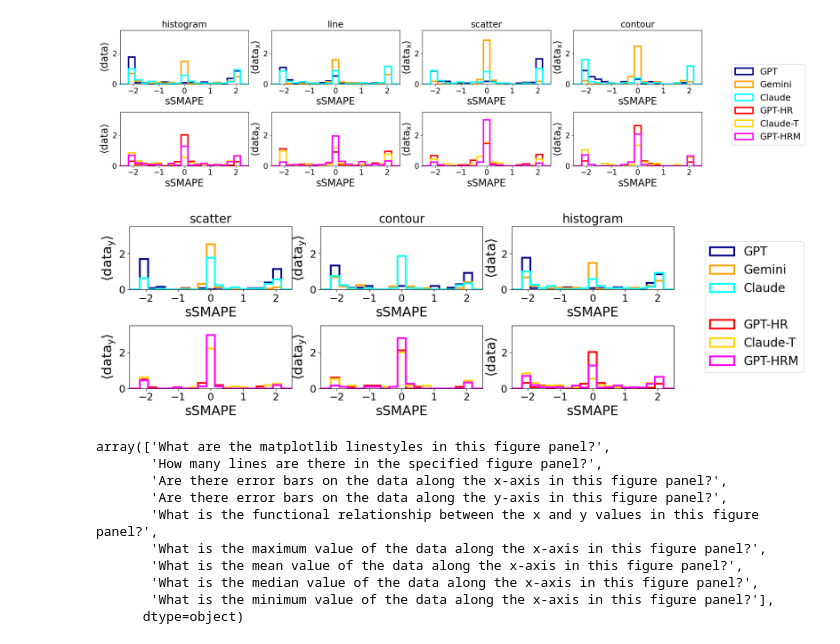
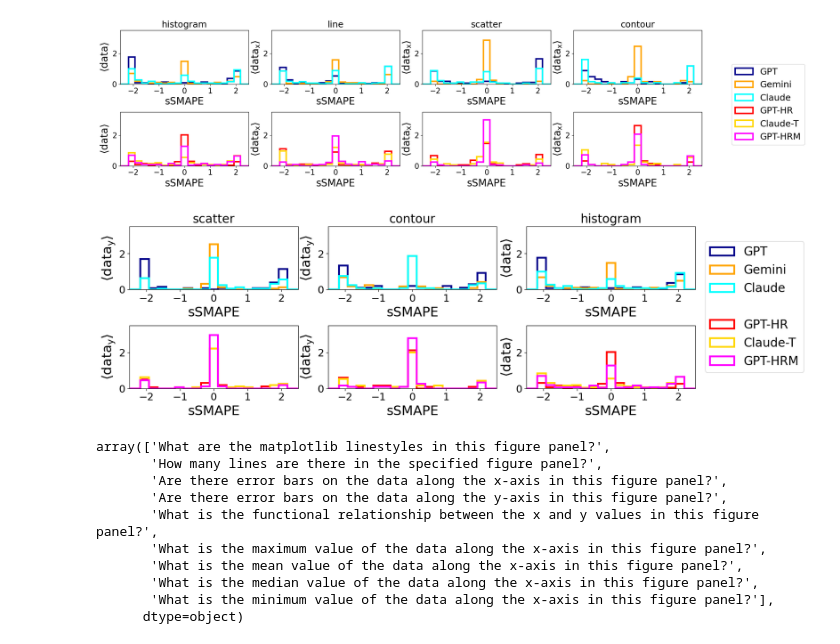
Before and after one commit to ReadingTimeMachine/LLM_VQA_MultiPanel, a Jupyter notebook: figure_notebooks/mean_med_calcs_figure.ipynb, the cells around one changed output. Cells and saved outputs as stored; diff of their text form; code cells hidden in the pictures.

```diff
--- a/figure_notebooks/mean_med_calcs_figure.ipynb
+++ b/figure_notebooks/mean_med_calcs_figure.ipynb
@@ -493,35 +493,35 @@ for ax in axes.flatten():
         leg.remove()
 
 # Build ordered handles/labels
 all_handles = list(legend_handles.values())
 all_labels = list(legend_labels_map.keys())
 
 # fig.legend(all_handles, all_labels,
 #            loc='center right',
 #            fontsize=legend_fontsize,
 #            bbox_to_anchor=(1.0, 0.5))
 # Insert a blank spacer after the 3rd entry
 spacer_handle = Patch(visible=False)
 spacer_label = ''
 
 split_idx = 3
 all_handles.insert(split_idx, spacer_handle)
 all_labels.insert(split_idx, spacer_label)
 
 fig.legend(all_handles, all_labels,
            loc='center right',
            fontsize=legend_fontsize,
            bbox_to_anchor=(1.0, 0.54))
 
 # Make room for the legend on the right
 fig.tight_layout()
-fig.subplots_adjust(right=0.81)  # adjust this value based on legend width
+fig.subplots_adjust(right=0.84)  # adjust this value based on legend width
 # absadd = ''
 # if not take_abs:
 #     absadd += '_noabs'
 fig.savefig(save_fig_dir + 'mean_per_model_type_y_ssmape'+absadd+'.pdf')
 # %% [output]
-[figure, old version]
+[figure, new version]
 # %%
 df[(df['plot type']=='line') & (df['Level Type']=='Plot-level questions')]['question'].unique()
 # %% [output]
```
